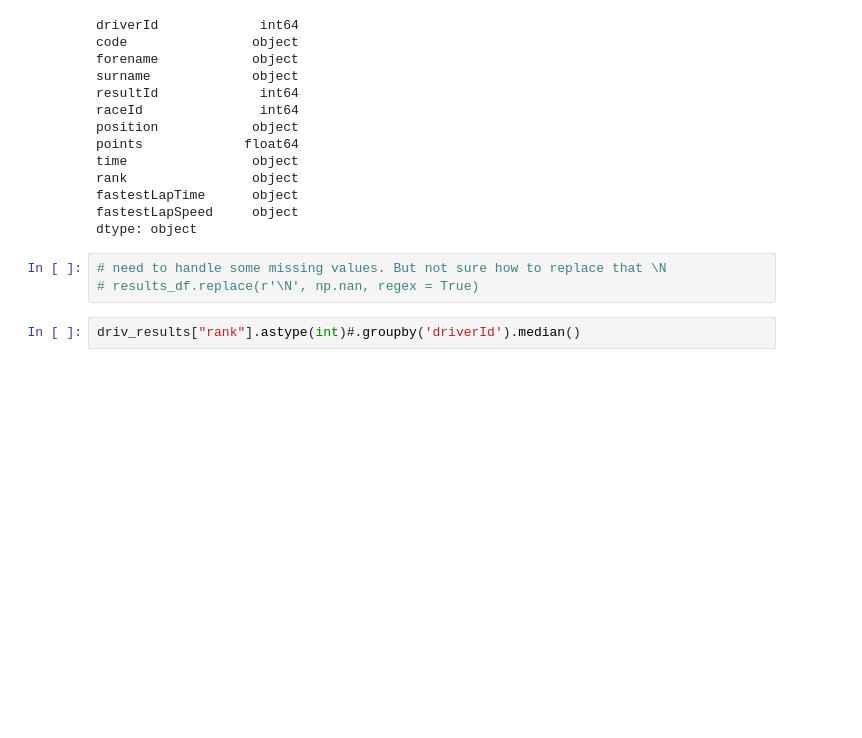
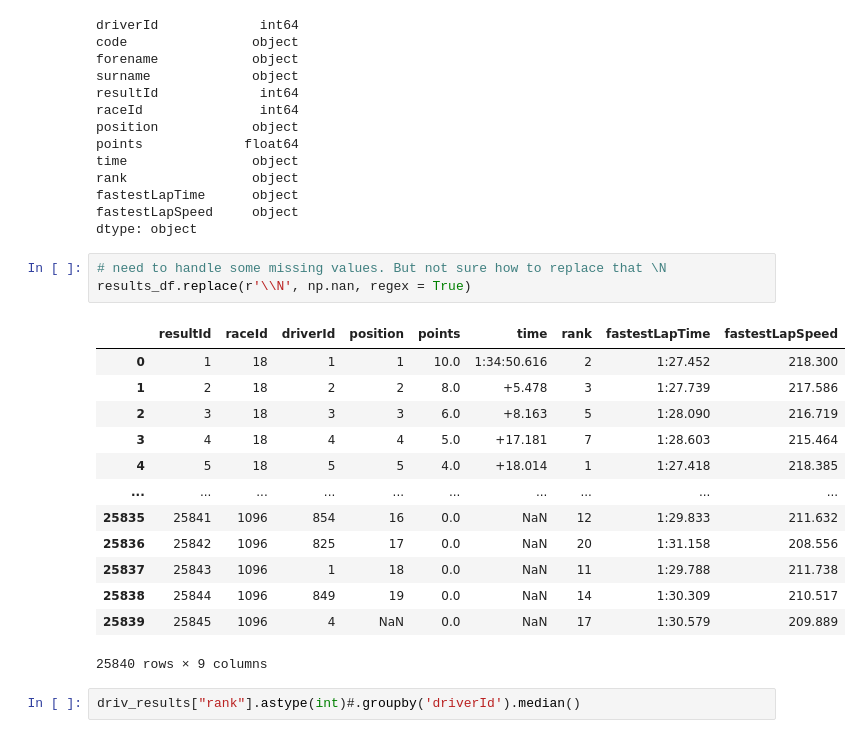
Before and after one commit to njbrodie/f1project, a Jupyter notebook: EDA_Song.ipynb, the cells around one changed output. Saved outputs shown, nothing was run; the diff lists cells and outputs as text; blank space fills up the shorter version.

```diff
--- a/EDA_Song.ipynb
+++ b/EDA_Song.ipynb
@@ -134,7 +134,21 @@ fastestLapSpeed     object
 dtype: object
 # %%
 # need to handle some missing values. But not sure how to replace that \N
-# results_df.replace(r'\N', np.nan, regex = True)
+results_df.replace(r'\\N', np.nan, regex = True)
+# %% [output]
+|  | resultId | raceId | driverId | position | points | time | rank | fastestLapTime | fastestLapSpeed |
+| 0 | 1 | 18 | 1 | 1 | 10.0 | 1:34:50.616 | 2 | 1:27.452 | 218.300 |
+| 1 | 2 | 18 | 2 | 2 | 8.0 | +5.478 | 3 | 1:27.739 | 217.586 |
+| 2 | 3 | 18 | 3 | 3 | 6.0 | +8.163 | 5 | 1:28.090 | 216.719 |
+| 3 | 4 | 18 | 4 | 4 | 5.0 | +17.181 | 7 | 1:28.603 | 215.464 |
+| 4 | 5 | 18 | 5 | 5 | 4.0 | +18.014 | 1 | 1:27.418 | 218.385 |
+| ... | ... | ... | ... | ... | ... | ... | ... | ... | ... |
+| 25835 | 25841 | 1096 | 854 | 16 | 0.0 | NaN | 12 | 1:29.833 | 211.632 |
+| 25836 | 25842 | 1096 | 825 | 17 | 0.0 | NaN | 20 | 1:31.158 | 208.556 |
+| 25837 | 25843 | 1096 | 1 | 18 | 0.0 | NaN | 11 | 1:29.788 | 211.738 |
+| 25838 | 25844 | 1096 | 849 | 19 | 0.0 | NaN | 14 | 1:30.309 | 210.517 |
+| 25839 | 25845 | 1096 | 4 | NaN | 0.0 | NaN | 17 | 1:30.579 | 209.889 |
+25840 rows × 9 columns
 # %%
 driv_results["rank"].astype(int)#.groupby('driverId').median()
 # %% [output]
```
Also changed, not shown: parts of 1 cell of this notebook.
